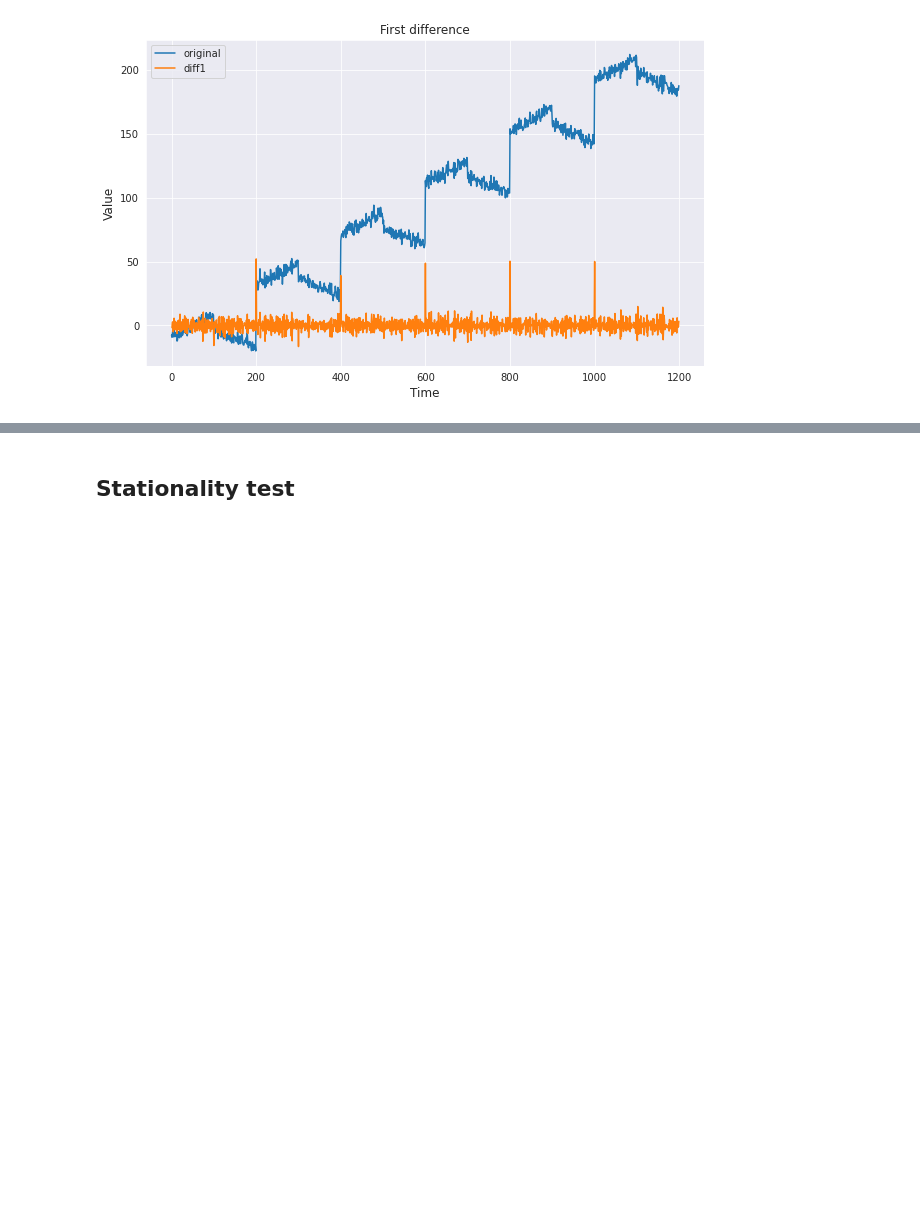
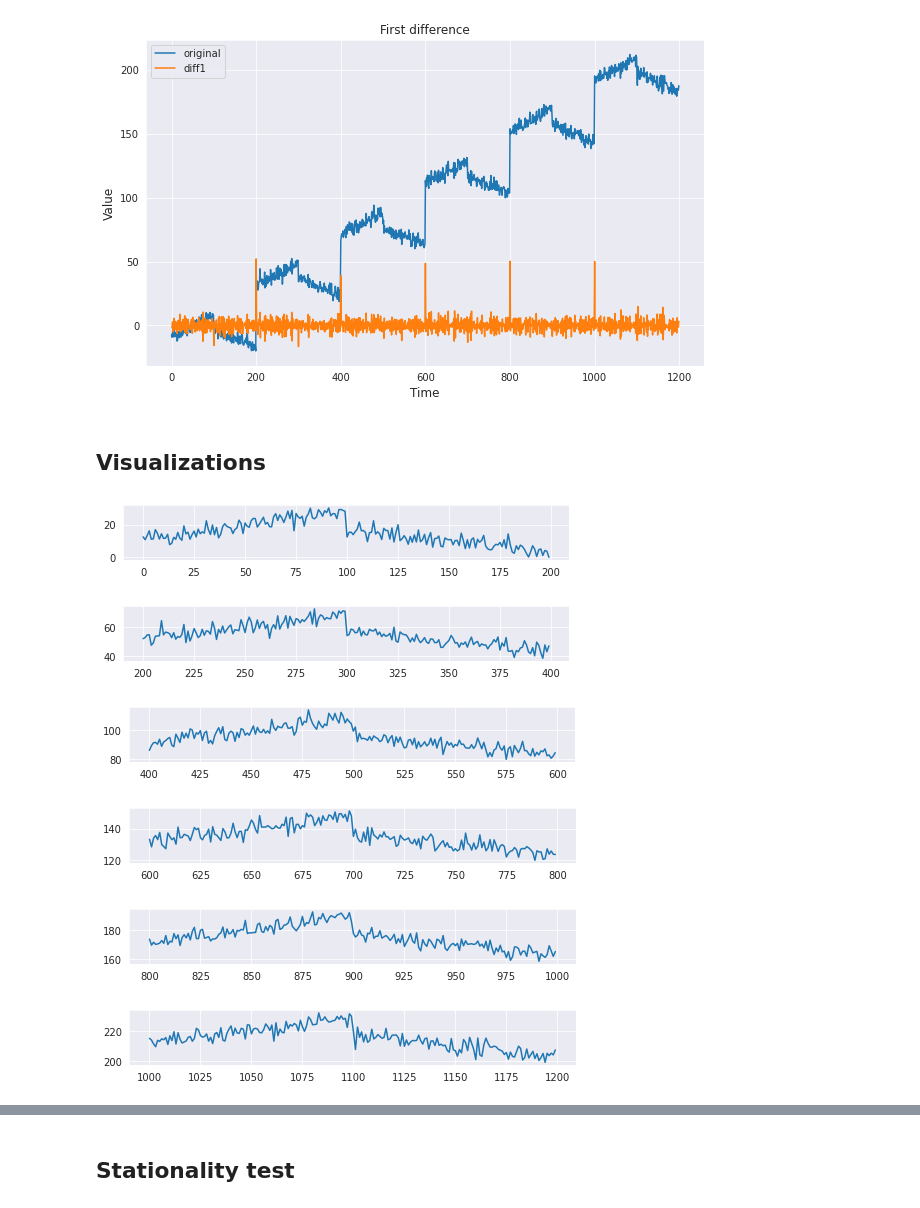
Before and after one commit to ZequnZ/Knowledge-base, a Jupyter notebook: ds/time series/time_series.ipynb, the cells around one changed output, grey strips where cells are left out. Cells and saved outputs as stored; diff of their text form; code cells hidden in the pictures; blank space fills up the shorter version.

```diff
--- a/ds/time series/time_series.ipynb
+++ b/ds/time series/time_series.ipynb
@@ -91,3 +107,19 @@ plt.ylabel("Value", fontsize=12)
 plt.show()
 # %% [output]
 [figure]
+# %% [markdown]
+## Visualizations
+# %%
+# seasonal linear plot
+
+for i in range(0, 1200, 200):
+    plt.figure(figsize=(8, 1))
+    plt.plot(time[i : i + 200], ts[i : i + 200], label="original")
+    plt.show()
+# %% [output]
+[figure, added]
+[figure, added]
+[figure, added]
+[figure, added]
+[figure, added]
+[figure, added]
```
Also changed, not shown: parts of 31 cells of this notebook.
